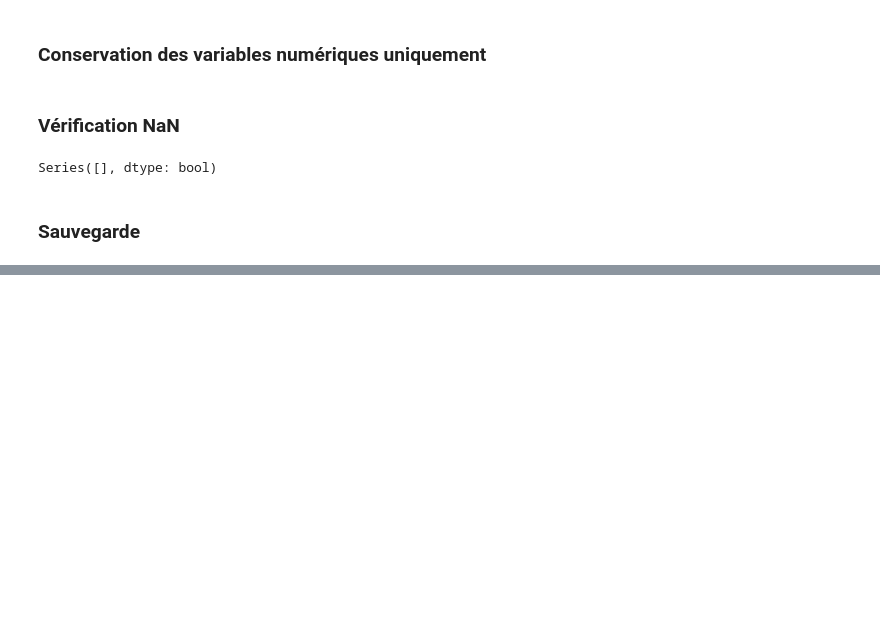
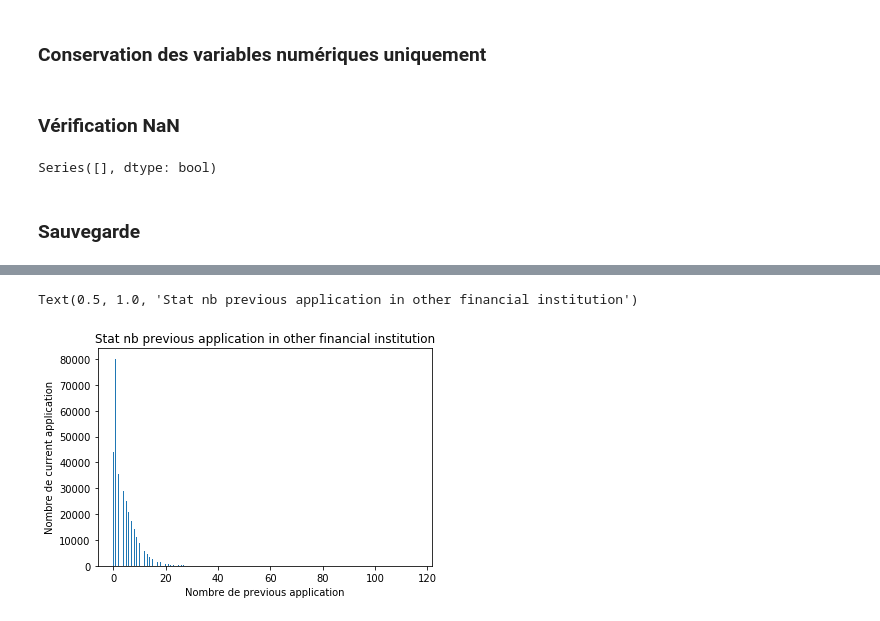
Before and after one commit to pyb-data/credit_scoring, a Jupyter notebook: Feature_engineering.ipynb, the cells around one changed output, grey strips where cells are left out. Drawn from its saved outputs; the diff is of its cells as text; code cells hidden in the pictures; blank space fills up the shorter version.

```diff
--- a/Feature_engineering.ipynb
+++ b/Feature_engineering.ipynb
@@ -634,0 +684,2 @@ with open('dfApplicationTrain', 'wb') as fichier:
+# %%
+dfBureau = dfPreviousApplication.merge(dfBureau[['SK_ID_CURR']], left_on='SK_ID_CURR', right_on='SK_ID_CURR')
@@ -634,0 +692,10 @@ with open('dfApplicationTrain', 'wb') as fichier:
+# %%
+distrib_nb_previous = dfApplicationTrain.merge(dfBureau[['SK_ID_CURR']], left_on='SK_ID_CURR', right_on='SK_ID_CURR', how='left')['SK_ID_CURR'].value_counts().value_counts()
+distrib_nb_previous[0] = nbWithoutPrevious
+plt.bar(pd.Series(distrib_nb_previous.index), distrib_nb_previous.reset_index(drop=True), width=0.3)
+plt.xlabel('Nombre de previous application')
+plt.ylabel('Nombre de current application')
+plt.title("Stat nb previous application in other financial institution")
+# %% [output]
+Text(0.5, 1.0, 'Stat nb previous application in other financial institution')
+[figure, added]
```
Also changed, not shown: parts of 14 cells of this notebook, 1 other file.
